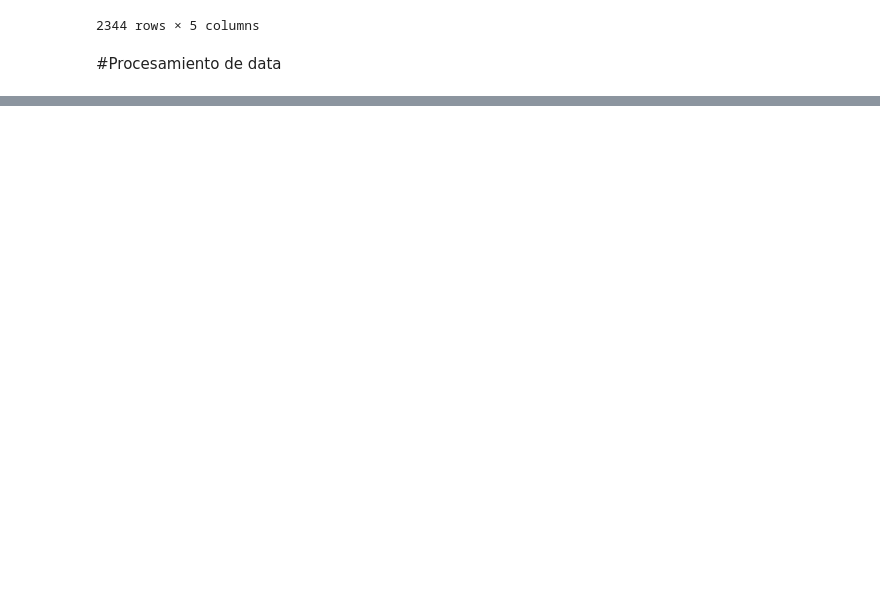
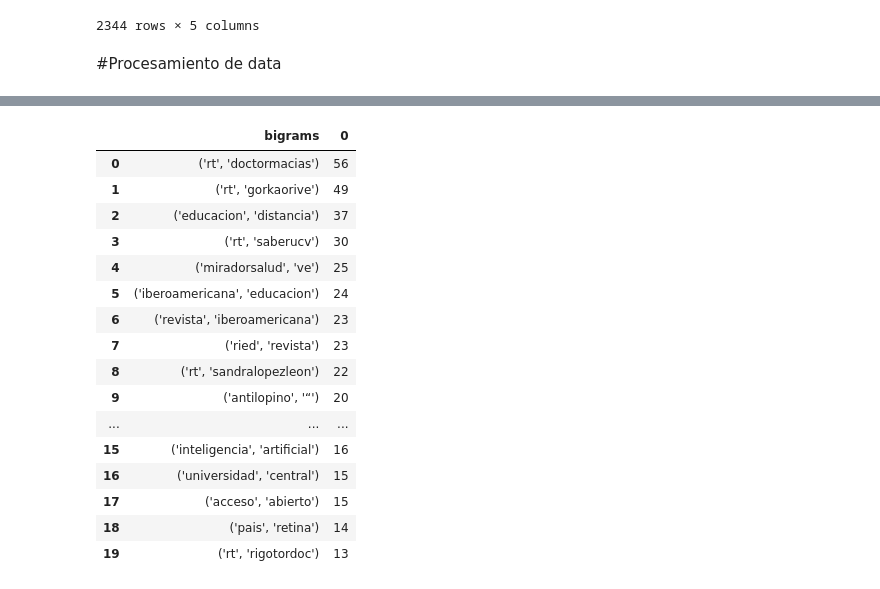
Before and after one commit to arteagm/Co-Afina-Reto4, a Jupyter notebook: Hackathon.ipynb, the cells around one changed output, grey strips where cells are left out. Drawn from its saved outputs; the diff is of its cells as text; code cells hidden in the pictures; blank space fills up the shorter version.

```diff
--- a/Hackathon.ipynb
+++ b/Hackathon.ipynb
@@ -182,0 +367,9 @@ Obtained 73.3% tweets in spanish from total of 3198 tweets from user @mferna.
+# %%
+def ngrams_wrapper_1(sent):
+    return list(nltk.ngrams(sent, 1))
+
+def ngrams_wrapper_2(sent):
+    return list(nltk.ngrams(sent, 2))
+
+def ngrams_wrapper_3(sent):
+    return list(nltk.ngrams(sent, 3))
@@ -182,0 +397,9 @@ Obtained 73.3% tweets in spanish from total of 3198 tweets from user @mferna.
+# %%
+def nlp_process_1(text):
+    return '/'.join([str(i) for i in make_list_bigrams_1(clean_string(str(text), stem='Stem'))])
+
+def nlp_process_2(text):
+    return '/'.join([str(i) for i in make_list_bigrams_2(clean_string(str(text), stem='Stem'))])
+
+def nlp_process_3(text):
+    return '/'.join([str(i) for i in make_list_bigrams_3(clean_string(str(text), stem='Stem'))])
@@ -288,0 +447,27 @@ variables('de', test_df)
+# %%
+key_word_bigram = o_df[o_df['clean_text']!='']['bigram_key_words'].to_list()
+all_key_word_bigram = '/'.join([str(i) for i in key_word_bigram])
+df_all_key_word_bigram = pd.DataFrame(data={'bigrams': all_key_word_bigram.split('/')})
+#DF_MOTIVO_DETRACTORES_ALL = DF_MOTIVO_DETRACTORES_ALL[DF_MOTIVO_DETRACTORES_ALL['bigrams']!="('buena', 'universidad')"]
+#DF_MOTIVO_DETRACTORES_ALL = DF_MOTIVO_DETRACTORES_ALL[DF_MOTIVO_DETRACTORES_ALL['bigrams']!="('universidad', 'buena')"]
+count_bigram_tweets = df_all_key_word_bigram.value_counts().reset_index()
+count_bigram_tweets = count_bigram_tweets[count_bigram_tweets["bigrams"] != ""].reset_index(inplace=False).drop(['index'], axis=1)
+count_bigram_tweets[0:20]
+# %% [output]
+|  | bigrams | 0 |
+| 0 | ('rt', 'doctormacias') | 56 |
+| 1 | ('rt', 'gorkaorive') | 49 |
+| 2 | ('educacion', 'distancia') | 37 |
+| 3 | ('rt', 'saberucv') | 30 |
+| 4 | ('miradorsalud', 've') | 25 |
+| 5 | ('iberoamericana', 'educacion') | 24 |
+| 6 | ('revista', 'iberoamericana') | 23 |
+| 7 | ('ried', 'revista') | 23 |
+| 8 | ('rt', 'sandralopezleon') | 22 |
+| 9 | ('antilopino', '“') | 20 |
+| ... | ... | ... |
+| 15 | ('inteligencia', 'artificial') | 16 |
+| 16 | ('universidad', 'central') | 15 |
+| 17 | ('acceso', 'abierto') | 15 |
+| 18 | ('pais', 'retina') | 14 |
+| 19 | ('rt', 'rigotordoc') | 13 |
```
Also changed, not shown: parts of 37 cells of this notebook.
